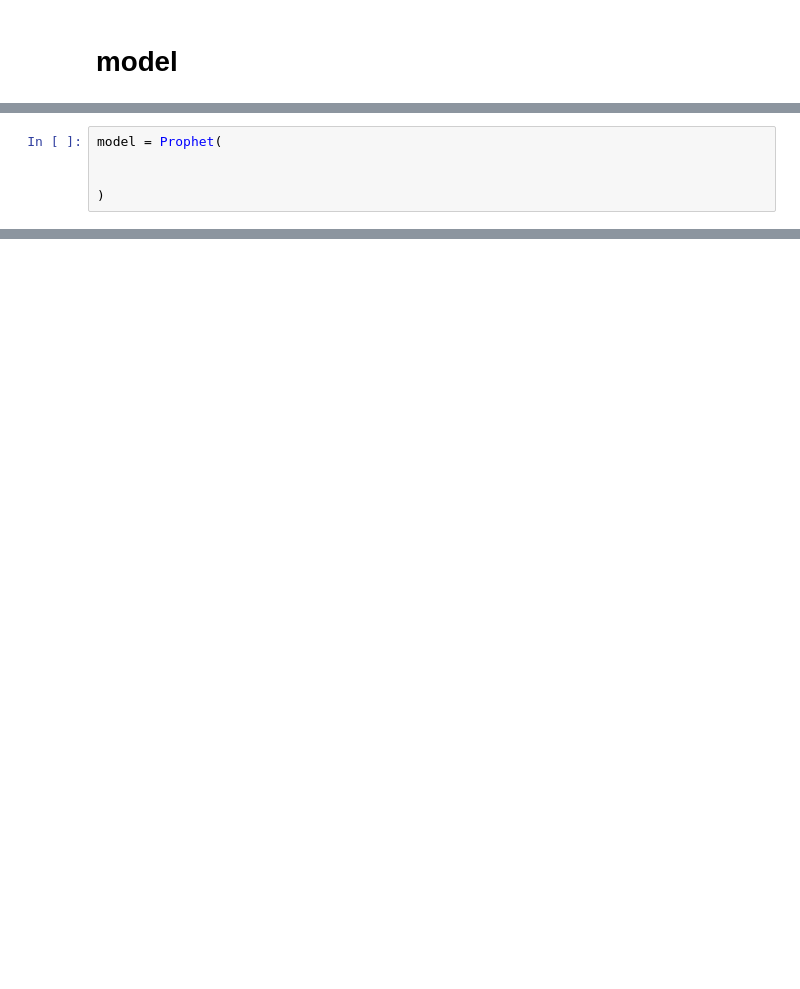
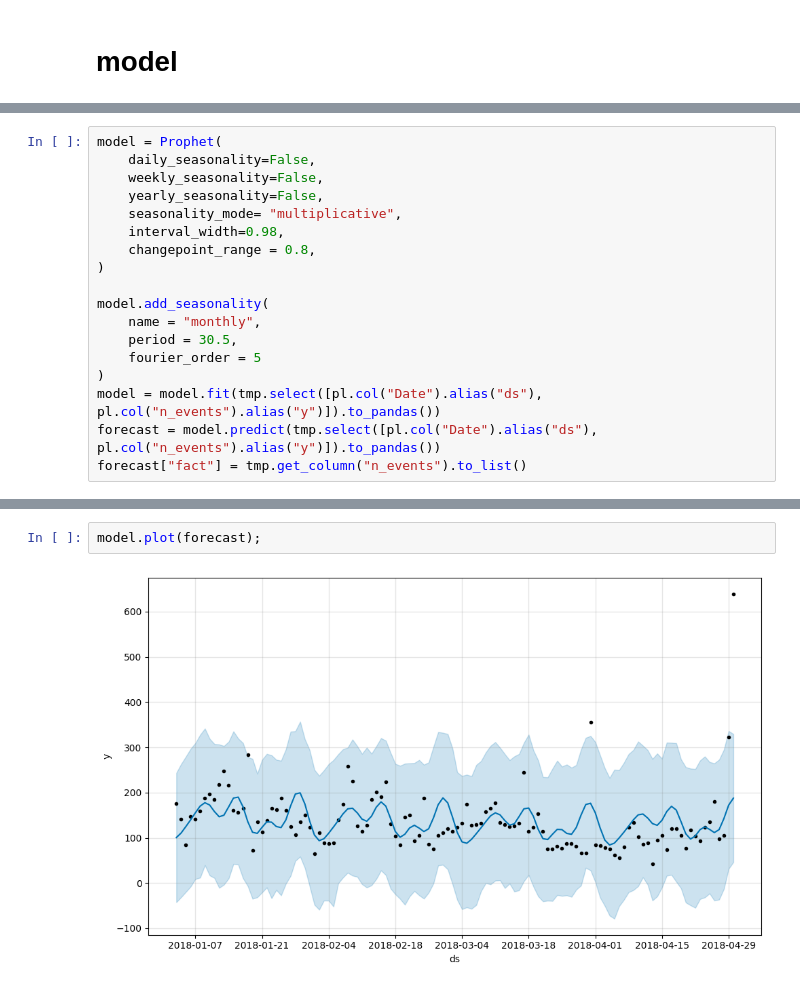
Before and after one commit to RyuichiHashimoto/StatisticsStudy, a Jupyter notebook: notebook/books/セキュリティエンジニアのための機械学習/6章.ipynb, the cells around one changed output, grey strips where cells are left out. Drawn from its saved outputs; the diff is of its cells as text; blank space fills up the shorter version.

```diff
--- a/notebook/books/セキュリティエンジニアのための機械学習/6章.ipynb
+++ b/notebook/books/セキュリティエンジニアのための機械学習/6章.ipynb
@@ -63,5 +79,18 @@ from sktime.forecasting.fbprophet import Prophet
 # %%
 model = Prophet(
+    daily_seasonality=False,
+    weekly_seasonality=False,
+    yearly_seasonality=False,
+    seasonality_mode= "multiplicative",
+    interval_width=0.98,
+    changepoint_range = 0.8,
+)
 
-
+model.add_seasonality(
+    name = "monthly",
+    period = 30.5,
+    fourier_order = 5
 )
+model = model.fit(tmp.select([pl.col("Date").alias("ds"), pl.col("n_events").alias("y")]).to_pandas())
+forecast = model.predict(tmp.select([pl.col("Date").alias("ds"), pl.col("n_events").alias("y")]).to_pandas())
+forecast["fact"] = tmp.get_column("n_events").to_list()
@@ -67,0 +100,4 @@ model = Prophet(
+# %%
+model.plot(forecast);
+# %% [output]
+[figure, added]
```
Also changed, not shown: parts of 39 cells of this notebook, 5 other files.
